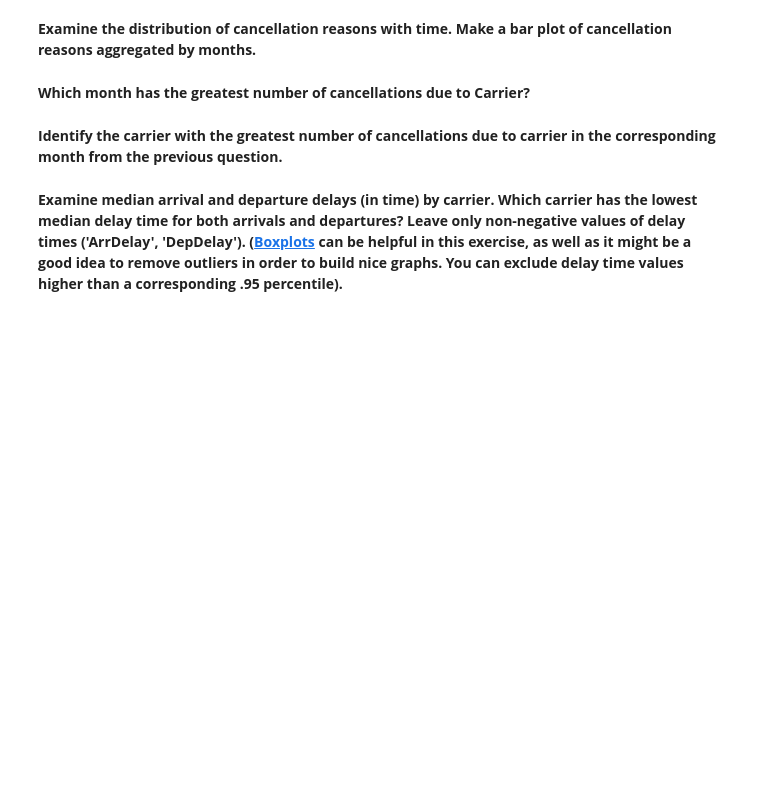
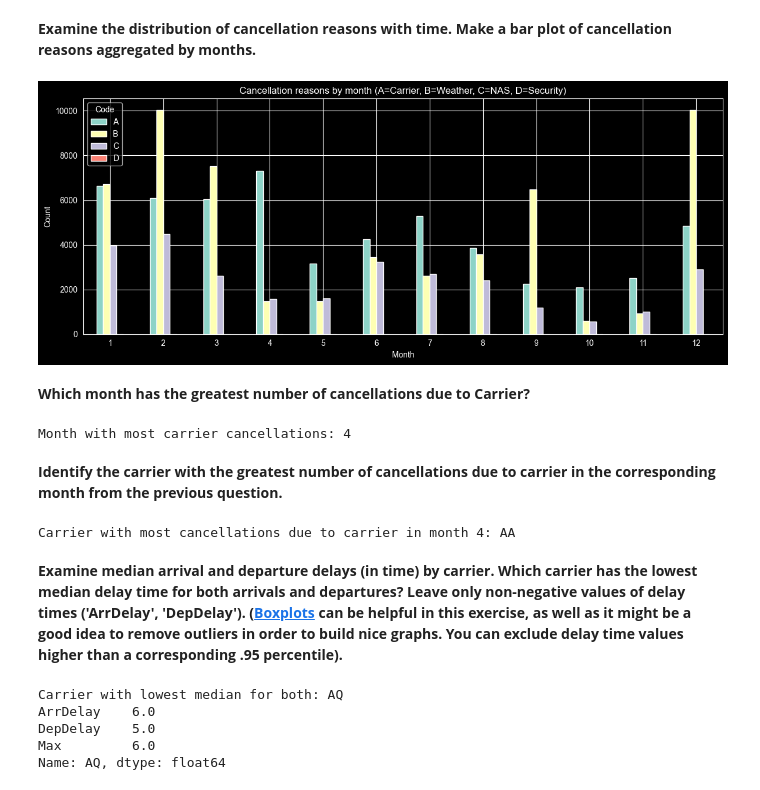
Before and after one commit to mentisVeritas/MLC, a Jupyter notebook: Homeworks/assignment_EDA.ipynb, the cells around one changed output. Cells and saved outputs as stored; diff of their text form; code cells hidden in the pictures; blank space fills up the shorter version.

```diff
--- a/Homeworks/assignment_EDA.ipynb
+++ b/Homeworks/assignment_EDA.ipynb
@@ -394,2 +421,14 @@ _Hint_ : consider only positive delays
+# %%
+cancel_by_month = cancelled.groupby(['Month', 'CancellationCode']).size().unstack(fill_value=0)
+cancel_by_month.plot(kind='bar', stacked=False, figsize=(12, 5))
+plt.title('Cancellation reasons by month (A=Carrier, B=Weather, C=NAS, D=Security)')
+plt.xlabel('Month')
+plt.ylabel('Count')
+plt.legend(title='Code')
+plt.xticks(rotation=0)
+plt.tight_layout()
+plt.show()
+# %% [output]
+[figure, added]
 # %% [markdown]
 **Which month has the greatest number of cancellations due to Carrier?**
@@ -398,2 +435,8 @@ _Hint_ : consider only positive delays
+# %%
+carrier_cancelled = cancelled[cancelled['CancellationCode'] == 'A']
+month_most_carrier = carrier_cancelled.groupby('Month').size().idxmax()
+print(f'Month with most carrier cancellations: {month_most_carrier}')
+# %% [output]
+Month with most carrier cancellations: 4
 # %% [markdown]
 **Identify the carrier with the greatest number of cancellations due to carrier in the corresponding month from the previous question.**
@@ -402,3 +443,9 @@ _Hint_ : consider only positive delays
+# %%
+carrier_in_month = carrier_cancelled[carrier_cancelled['Month'] == month_most_carrier]
+carrier_most = carrier_in_month['UniqueCarrier'].value_counts().idxmax()
+print(f'Carrier with most cancellations due to carrier in month {month_most_carrier}: {carrier_most}')
+# %% [output]
+Carrier with most cancellations due to carrier in month 4: AA
 # %% [markdown]
 **Examine median arrival and departure delays (in time) by carrier. Which carrier has the lowest median delay time for both arrivals and departures? Leave only non-negative values of delay times ('ArrDelay', 'DepDelay').
 ([Boxplots](https://seaborn.pydata.org/generated/seaborn.boxplot.html) can be helpful in this exercise, as well as it might be a good idea to remove outliers in order to build nice graphs. You can exclude delay time values higher than a corresponding .95 percentile).**
@@ -406,0 +452,17 @@ _Hint_ : consider only positive delays
+# %%
+delays = completed[['UniqueCarrier', 'ArrDelay', 'DepDelay']].copy()
+delays = delays[(delays['ArrDelay'] >= 0) & (delays['DepDelay'] >= 0)]
+p95_arr = delays['ArrDelay'].quantile(0.95)
+p95_dep = delays['DepDelay'].quantile(0.95)
+delays = delays[(delays['ArrDelay'] <= p95_arr) & (delays['DepDelay'] <= p95_dep)]
+medians = delays.groupby('UniqueCarrier')[['ArrDelay', 'DepDelay']].median()
+medians['Max'] = medians.max(axis=1)
+best = medians['Max'].idxmin()
+print(f'Carrier with lowest median for both: {best}')
+print(medians.loc[best])
+# %% [output]
+Carrier with lowest median for both: AQ
+ArrDelay    6.0
+DepDelay    5.0
+Max         6.0
+Name: AQ, dtype: float64
```
Also changed, not shown: parts of 56 cells of this notebook, 1 other file.
